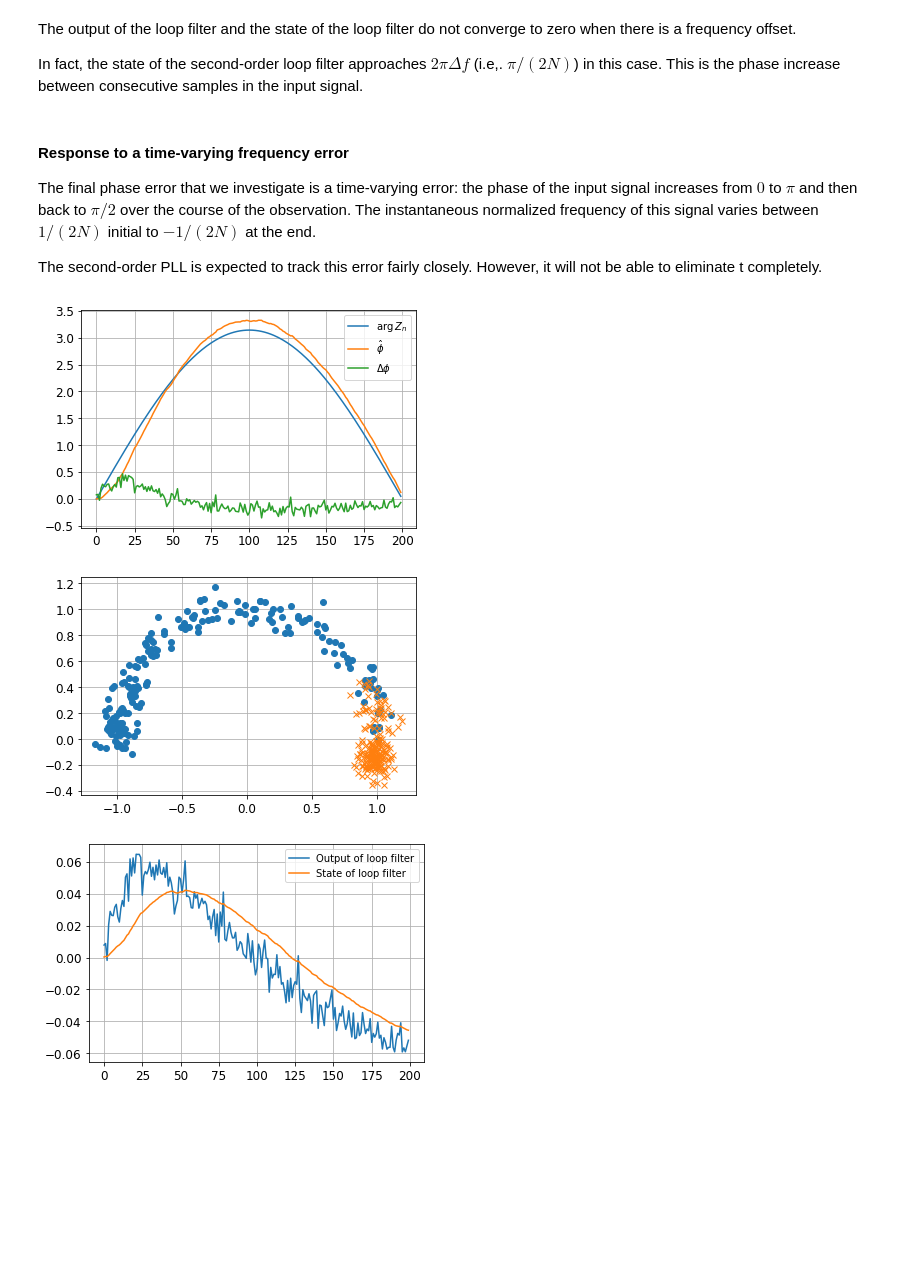
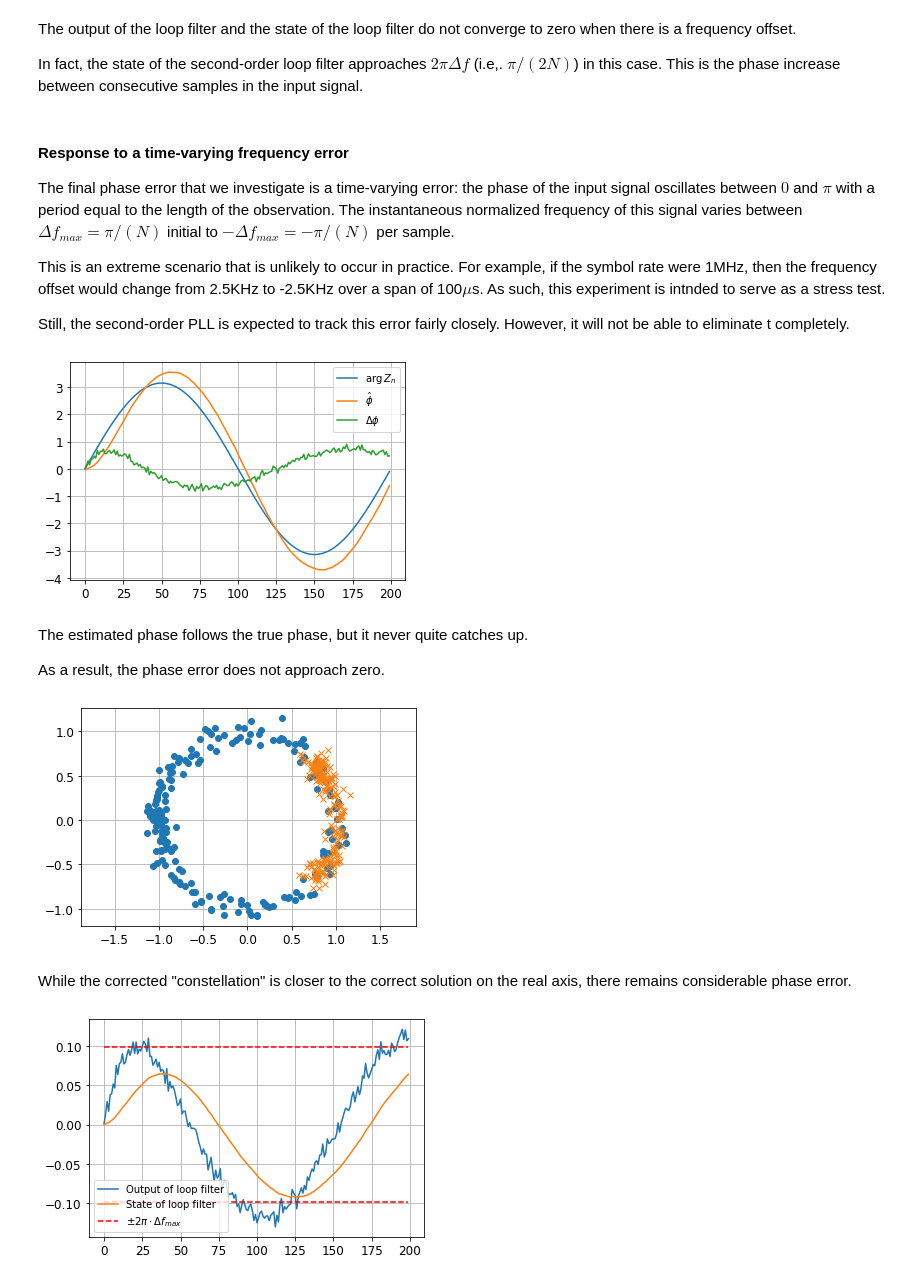
Before and after one commit to bepepa/digital_comms, a Jupyter notebook: 070_tracking_loops.ipynb, the cells around one changed output. Cells and saved outputs as stored; diff of their text form; code cells hidden in the pictures; blank space fills up the shorter version.

```diff
--- a/070_tracking_loops.ipynb
+++ b/070_tracking_loops.ipynb
@@ -443,13 +443,15 @@ In fact, the state of the second-order loop filter approaches $2\pi \Delta f$ (i
 # %% [markdown]
 #### Response to a time-varying frequency error
 
-The final phase error that we investigate is a time-varying error: the phase of the input signal increases from $0$ to $\pi$ and then back to $\pi/2$ over the course of the observation. The instantaneous normalized frequency of this signal varies between $1/(2N)$ initial to $-1/(2N)$ at the end.
+The final phase error that we investigate is a time-varying error: the phase of the input signal oscillates between $0$ and $\pi$ with a period equal to the length of the observation. The instantaneous normalized frequency of this signal varies between $\Delta f_{max} = \pi/(N)$ initial to $-\Delta f_{max} = -\pi/(N)$ per sample.
 
-The second-order PLL is expected to track this error fairly closely. However, it will not be able to eliminate t completely.
+This is an extreme scenario that is unlikely to occur in practice. For example, if the symbol rate were 1MHz, then the frequency offset would change from 2.5KHz to -2.5KHz over a span of 100$\mu$s. As such, this experiment is intnded to serve as a stress test.
+
+Still, the second-order PLL is expected to track this error fairly closely. However, it will not be able to eliminate t completely.
 # %%
 # define phase error
 #phase_error = np.pi/2 * (1 + np.sin(np.pi*np.arange(N)/N))
-phase_error = 2*np.pi/2 * (0 + np.sin(np.pi*np.arange(N)/N))
+phase_error = 2*np.pi/2 * (0 + np.sin(2*np.pi*np.arange(N)/N))
 
 # instantiate loop filter and integrator
 H = Second_Order_Filter(alpha1, alpha2)
@@ -480,7 +482,11 @@ plt.legend()
 
 plt.show()
 # %% [output]
-[figure, old version]
+[figure, new version]
+# %% [markdown]
+The estimated phase follows the true phase, but it never quite catches up.
+
+As a result, the phase error does not approach zero.
 # %%
 # Scatter plot of input before and after phase correcetion
 plt.plot(Z.real, Z.imag, 'o', label='Before')
@@ -490,18 +496,21 @@ plt.axis('equal')
 
 plt.show()
 # %% [output]
-[figure, old version]
+[figure, new version]
+# %% [markdown]
+While the corrected "constellation" is closer to the correct solution on the real axis, there remains considerable phase error.
 # %%
 # close-up of loop-filter signals
 plt.plot(y, label='Output of loop filter')
 try:
     H.state
     plt.plot(state_H, label='State of loop filter')
 except AttributeError:
     pass
-
+plt.plot(np.arange(N), 2*(np.pi)**2/N*np.ones(N), 'r--', label=r'$\pm 2\pi \cdot \Delta f_{max}$')
+plt.plot(np.arange(N), -2*(np.pi)**2/N*np.ones(N), 'r--')
 plt.grid()
-plt.legend()
+plt.legend(loc='lower left')
 plt.show()
 # %% [output]
-[figure, old version]
+[figure, new version]
```
Also changed, not shown: parts of 15 cells of this notebook.
